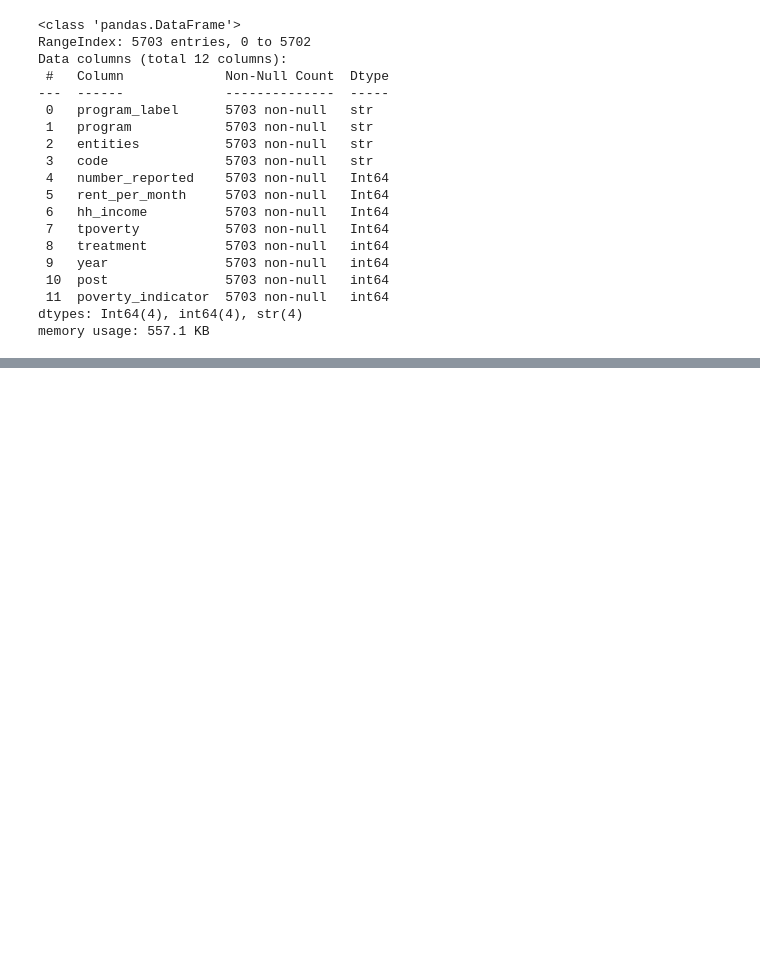
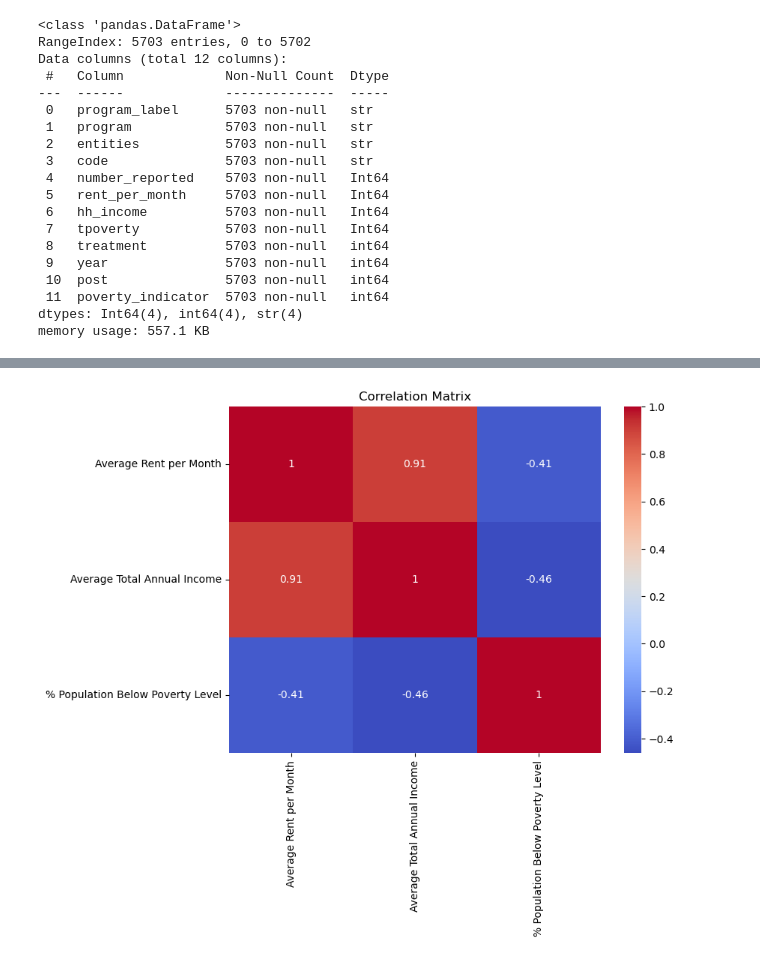
Before and after one commit to ammylin/IDS701_Final_Project, a Jupyter notebook: 00_preprocessing.ipynb, the cells around one changed output, grey strips where cells are left out. Cells and saved outputs as stored; diff of their text form; code cells hidden in the pictures; blank space fills up the shorter version.

```diff
--- a/00_preprocessing.ipynb
+++ b/00_preprocessing.ipynb
@@ -284,0 +283,17 @@ plt.show()
+# %%
+# Create a list of variables to include in the correlation matrix
+corr_vars = [
+    "rent_per_month",
+    "hh_income",
+    "tpoverty",
+]
+
+# Plot the correlation matrix
+plt.figure(figsize=(8, 6))
+sns.heatmap(panel_df[corr_vars].corr(), annot=True, cmap="coolwarm",
+            xticklabels=[labels[col] for col in corr_vars],
+            yticklabels=[labels[col] for col in corr_vars])
+plt.title("Correlation Matrix")
+plt.show()
+# %% [output]
+[figure, added]
```
Also changed, not shown: parts of 28 cells of this notebook.
